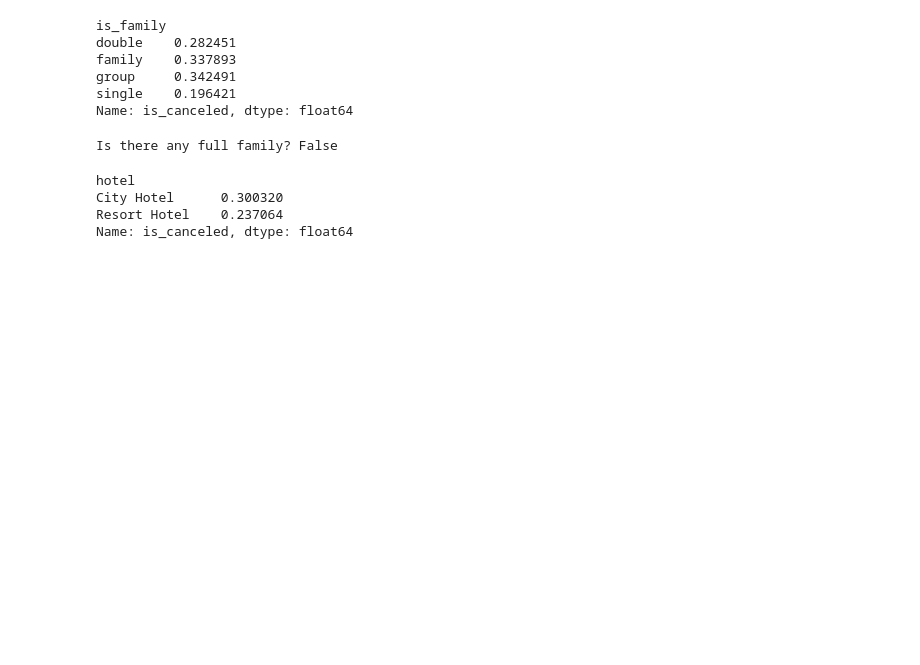
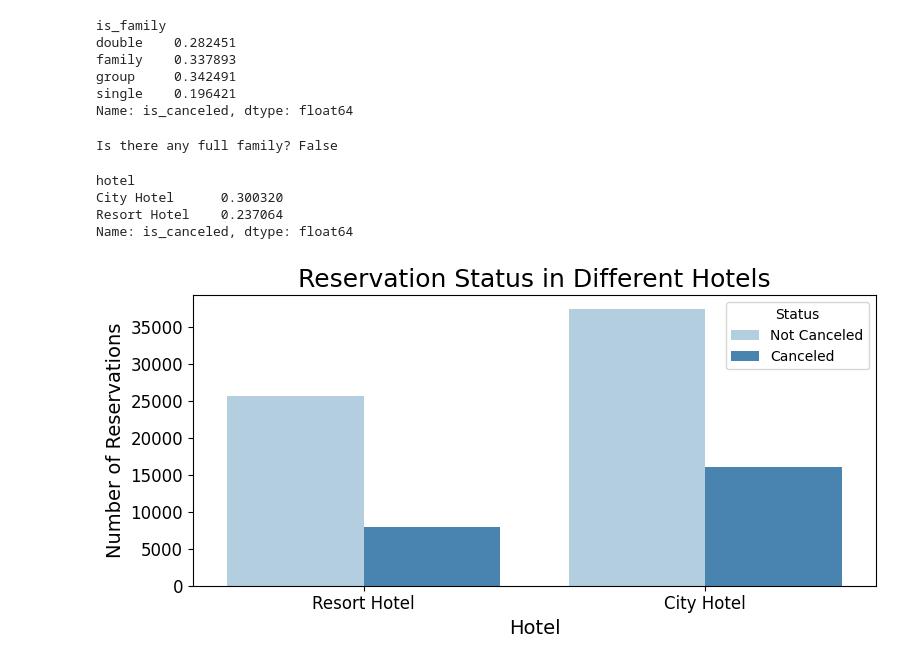
Before and after one commit to Yeahyea187/Python_Final_Project, a Jupyter notebook: final_project.ipynb, the cells around one changed output. Cells and saved outputs as stored; diff of their text form; code cells hidden in the pictures; blank space fills up the shorter version.

```diff
--- a/final_project.ipynb
+++ b/final_project.ipynb
@@ -236,3 +238,24 @@ hotel
 City Hotel      0.300320
 Resort Hotel    0.237064
 Name: is_canceled, dtype: float64
+# %%
+plt.figure(figsize=(8, 4))
+ax1 = sns.countplot(
+    x='hotel',
+    hue='is_canceled',
+    data=df,
+    palette='Blues'
+)
+
+# Set legend outside the plot for clarity
+ax1.legend_.set_bbox_to_anchor((1, 1))
+plt.title('Reservation Status in Different Hotels', fontsize=18)
+plt.xlabel('Hotel', fontsize=14)
+plt.ylabel('Number of Reservations', fontsize=14)
+plt.xticks(fontsize=12)
+plt.yticks(fontsize=12)
+plt.legend(['Not Canceled', 'Canceled'], title='Status', bbox_to_anchor=(1, 1))
+plt.tight_layout()
+plt.show()
+# %% [output]
+[figure, added]
```
Also changed, not shown: parts of 20 cells of this notebook, 1 other file.
